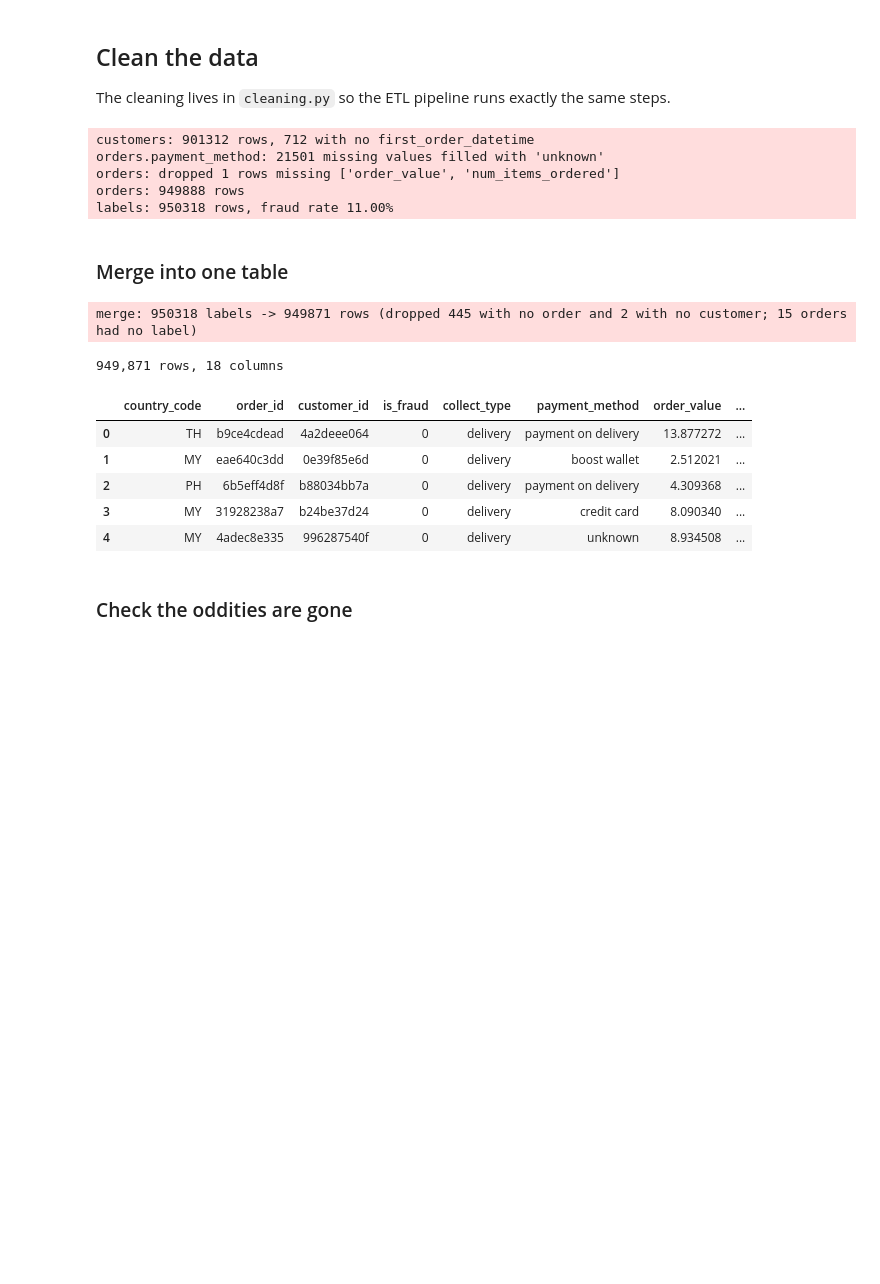
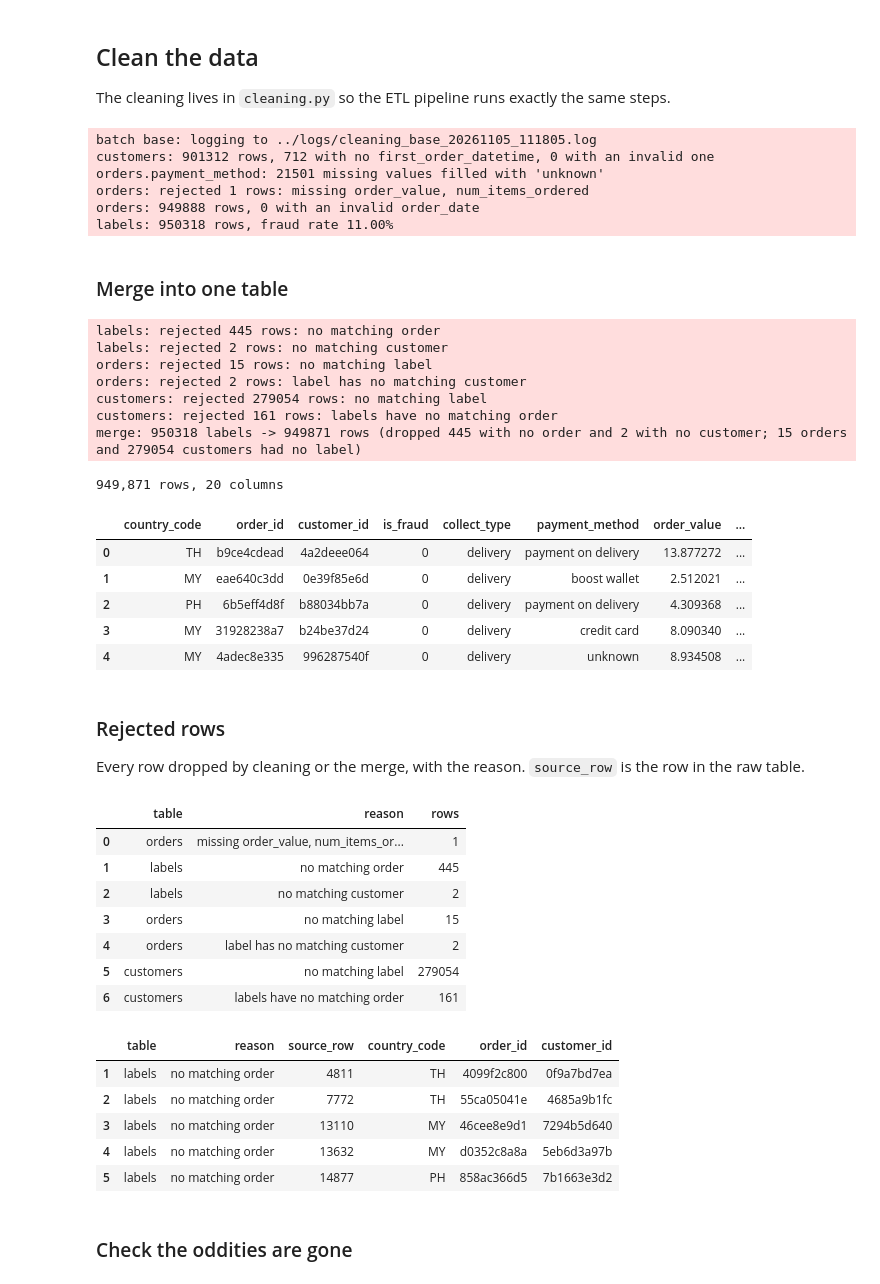
Before and after one commit to abacked/AMLOP-CA1, a Jupyter notebook: notebooks/eda.ipynb, the cells around one changed output. Saved outputs shown, nothing was run; the diff lists cells and outputs as text; code cells hidden in the pictures; blank space fills up the shorter version.

```diff
--- a/notebooks/eda.ipynb
+++ b/notebooks/eda.ipynb
@@ -1,10 +1,16 @@
 # %% [markdown]
 ## Explore each file
 # %%
+import sys
 from pathlib import Path
 
 import pandas as pd
 from IPython.display import display
+
+# cleaning.py lives in src/amlop_ca1 so the ETL can import it too.
+# its load_csv reads ids as text, so "00123" keeps its leading zeros.
+sys.path.append("../src")
+from amlop_ca1 import cleaning
 
 DATA_DIR = Path("../data")
 BATCH = "base"  # change to read another batch, e.g. customers_XXX.csv
@@ -24,8 +30,8 @@ def value_pattern(values):
 
 
 for path in sorted(DATA_DIR.glob(f"*_{BATCH}.csv")):
-    # low_memory=False: look at the whole column before deciding its type
-    table = pd.read_csv(path, low_memory=False)
+    # same reader as cleaning and the etl: ids and mobile_verified as text
+    table = cleaning.load_csv(path)
 
     print(f"\n{path.name.upper()}")
     print(f"{len(table):,} rows, {table.shape[1]} columns")
@@ -205,9 +211,7 @@ order_date
 # %% [markdown]
 ## Check the oddities
 # %%
-customers = pd.read_csv(DATA_DIR / f"customers_{BATCH}.csv", low_memory=False)
-orders = pd.read_csv(DATA_DIR / f"orders_{BATCH}.csv", low_memory=False)
-labels = pd.read_csv(DATA_DIR / f"labels_{BATCH}.csv", low_memory=False)
+customers, orders, labels = cleaning.load_batch(DATA_DIR, BATCH)
 # %% [markdown]
 ### Repeated order_id
 Exploring the files showed 3 repeated `order_id` values. Are they the same order twice?
@@ -350,40 +354,67 @@ Name: proportion, dtype: float64
 The cleaning lives in `cleaning.py` so the ETL pipeline runs exactly the same steps.
 # %%
 import logging
-import sys
 
-# cleaning.py lives in src/amlop_ca1 so the ETL can import it too
+# display what cleaning.py did, and save it to ../logs/cleaning_<batch>_<time>.log.
+logging.basicConfig(level=logging.INFO, format="%(message)s")
+log_path = cleaning.log_to_file(Path("../logs"), BATCH)
 
-sys.path.append("../src")
-from amlop_ca1 import cleaning
+# every row dropped from here on is recorded with its reason.
+rejects = cleaning.RejectLog()
 
-# display what cleaning.py did.
-logging.basicConfig(level=logging.INFO, format="%(message)s")
-
-customers_clean = cleaning.clean_customers(customers)
-orders_clean = cleaning.clean_orders(orders)
-labels_clean = cleaning.clean_labels(labels)
+customers_clean = cleaning.clean_customers(customers, rejects)
+orders_clean = cleaning.clean_orders(orders, rejects)
+labels_clean = cleaning.clean_labels(labels, rejects)
 # %% [output]
-customers: 901312 rows, 712 with no first_order_datetime
+batch base: logging to ../logs/cleaning_base_20261105_111805.log
+customers: 901312 rows, 712 with no first_order_datetime, 0 with an invalid one
 orders.payment_method: 21501 missing values filled with 'unknown'
-orders: dropped 1 rows missing ['order_value', 'num_items_ordered']
-orders: 949888 rows
+orders: rejected 1 rows: missing order_value, num_items_ordered
+orders: 949888 rows, 0 with an invalid order_date
 labels: 950318 rows, fraud rate 11.00%
 # %% [markdown]
 ### Merge into one table
 # %%
-data = cleaning.merge_all(customers_clean, orders_clean, labels_clean)
+data = cleaning.merge_all(customers_clean, orders_clean, labels_clean, rejects)
 print(f"{len(data):,} rows, {data.shape[1]} columns")
 data.head()
 # %% [output]
-merge: 950318 labels -> 949871 rows (dropped 445 with no order and 2 with no customer; 15 orders had no label)
+labels: rejected 445 rows: no matching order
+labels: rejected 2 rows: no matching customer
+orders: rejected 15 rows: no matching label
+orders: rejected 2 rows: label has no matching customer
+customers: rejected 279054 rows: no matching label
+customers: rejected 161 rows: labels have no matching order
+merge: 950318 labels -> 949871 rows (dropped 445 with no order and 2 with no customer; 15 orders and 279054 customers had no label)
-949,871 rows, 18 columns
+949,871 rows, 20 columns
 |  | country_code | order_id | customer_id | is_fraud | collect_type | payment_method | order_value | ... |
 | 0 | TH | b9ce4cdead | 4a2deee064 | 0 | delivery | payment on delivery | 13.877272 | ... |
 | 1 | MY | eae640c3dd | 0e39f85e6d | 0 | delivery | boost wallet | 2.512021 | ... |
 | 2 | PH | 6b5eff4d8f | b88034bb7a | 0 | delivery | payment on delivery | 4.309368 | ... |
 | 3 | MY | 31928238a7 | b24be37d24 | 0 | delivery | credit card | 8.090340 | ... |
 | 4 | MY | 4adec8e335 | 996287540f | 0 | delivery | unknown | 8.934508 | ... |
+# %% [markdown]
+### Rejected rows
+Every row dropped by cleaning or the merge, with the reason. `source_row` is the row in the raw table.
+# %%
+rejected = rejects.to_frame()
+display(rejects.summary())
+rejected[rejected["table"] == "labels"].head()
+# %% [output]
+|  | table | reason | rows |
+| 0 | orders | missing order_value, num_items_or... | 1 |
+| 1 | labels | no matching order | 445 |
+| 2 | labels | no matching customer | 2 |
+| 3 | orders | no matching label | 15 |
+| 4 | orders | label has no matching customer | 2 |
+| 5 | customers | no matching label | 279054 |
+| 6 | customers | labels have no matching order | 161 |
+|  | table | reason | source_row | country_code | order_id | customer_id |
+| 1 | labels | no matching order | 4811 | TH | 4099f2c800 | 0f9a7bd7ea |
+| 2 | labels | no matching order | 7772 | TH | 55ca05041e | 4685a9b1fc |
+| 3 | labels | no matching order | 13110 | MY | 46cee8e9d1 | 7294b5d640 |
+| 4 | labels | no matching order | 13632 | MY | d0352c8a8a | 5eb6d3a97b |
+| 5 | labels | no matching order | 14877 | PH | 858ac366d5 | 7b1663e3d2 |
 # %% [markdown]
 ### Check the oddities are gone
 # %%
```
Also changed, not shown: parts of 4 cells of this notebook, 5 other files.
